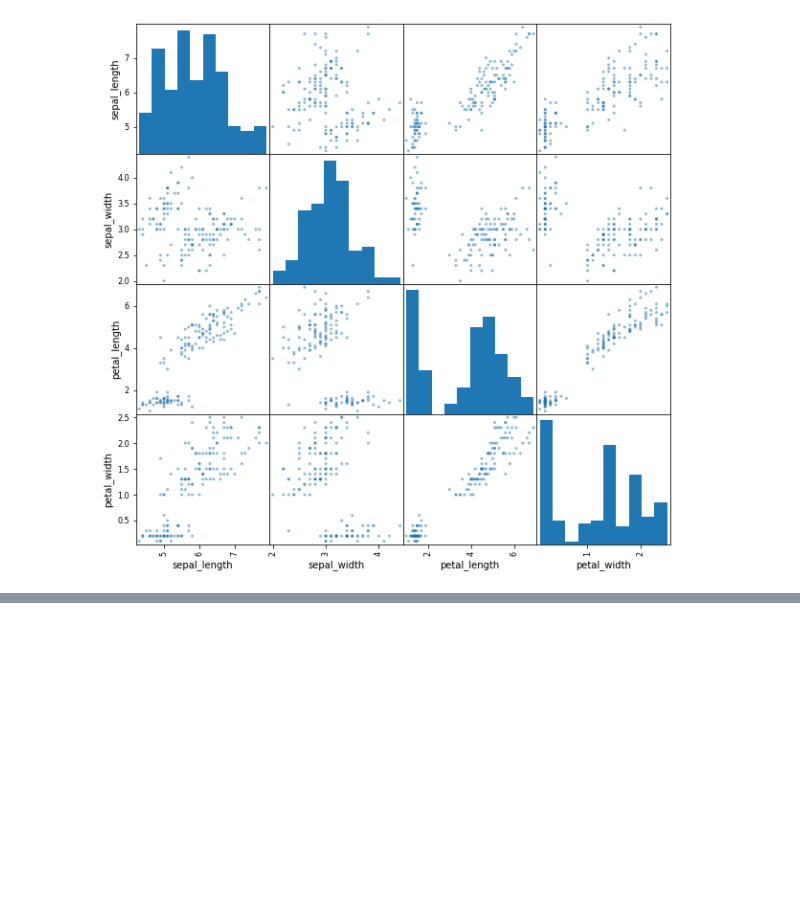
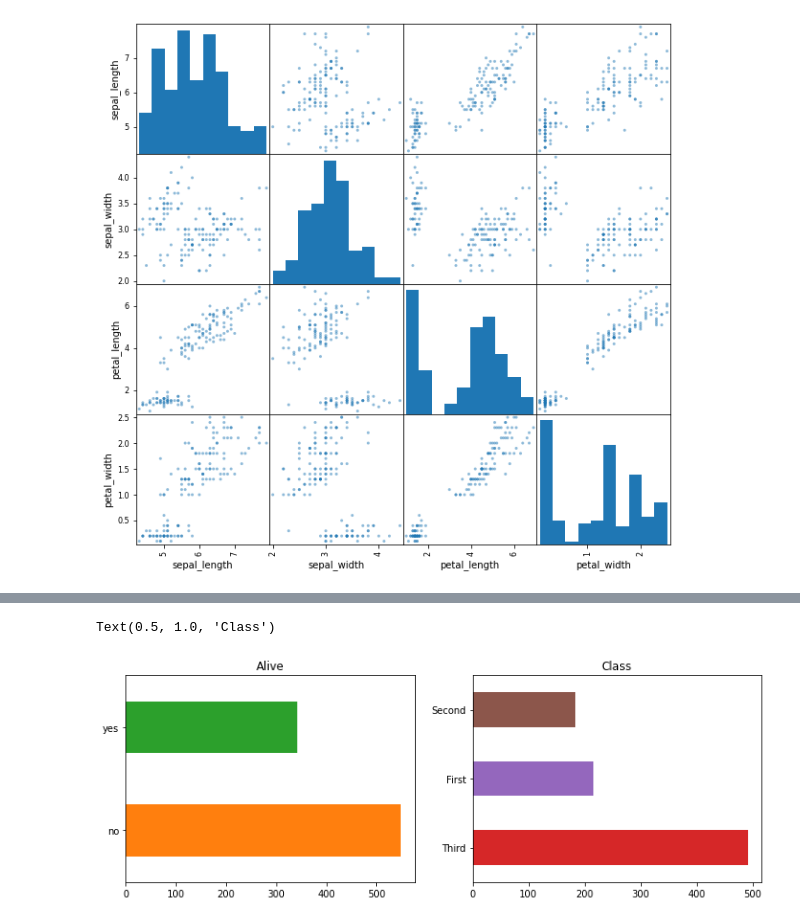
Before and after one commit to dscorzoni/my_pandas, a Jupyter notebook: python_statistics.ipynb, the cells around one changed output, grey strips where cells are left out. Cells and saved outputs as stored; diff of their text form; code cells hidden in the pictures; blank space fills up the shorter version.

```diff
--- a/python_statistics.ipynb
+++ b/python_statistics.ipynb
@@ -296,0 +299,3 @@ array([[<matplotlib.axes._subplots.AxesSubplot object at 0x...>,
+# %%
+tit = sns.load_dataset('titanic')
+tit
@@ -296,0 +362,3 @@ array([[<matplotlib.axes._subplots.AxesSubplot object at 0x...>,
+# %%
+tit['ageGroup'] = pd.cut(tit.age, [0, 30, 40, 50, 60], labels = ['0-30','30-40','40-50','50-60'])
+tit.ageGroup.value_counts(normalize=True)
@@ -296,0 +385,7 @@ array([[<matplotlib.axes._subplots.AxesSubplot object at 0x...>,
+# %%
+pp.figure(figsize = (12,4))
+pp.subplot(1,2,1); tit.alive.value_counts().plot(kind='barh', color=['C1','C2']); pp.title('Alive')
+pp.subplot(1,2,2); tit['class'].value_counts().plot(kind='barh', color=['C3','C4','C5']); pp.title('Class')
+# %% [output]
+Text(0.5, 1.0, 'Class')
+[figure, added]
```
Also changed, not shown: parts of 18 cells of this notebook, 1 other file.
